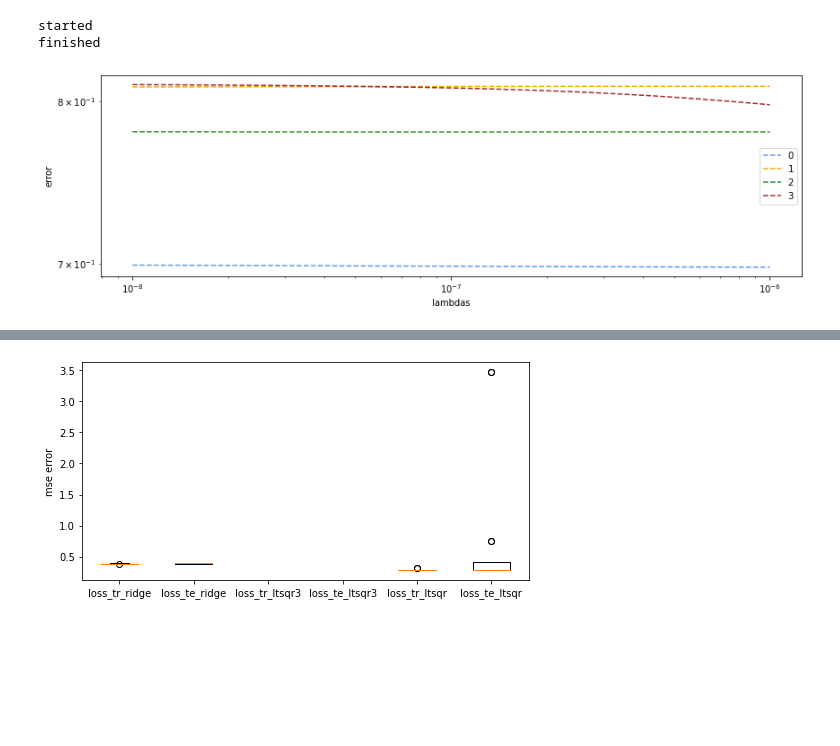
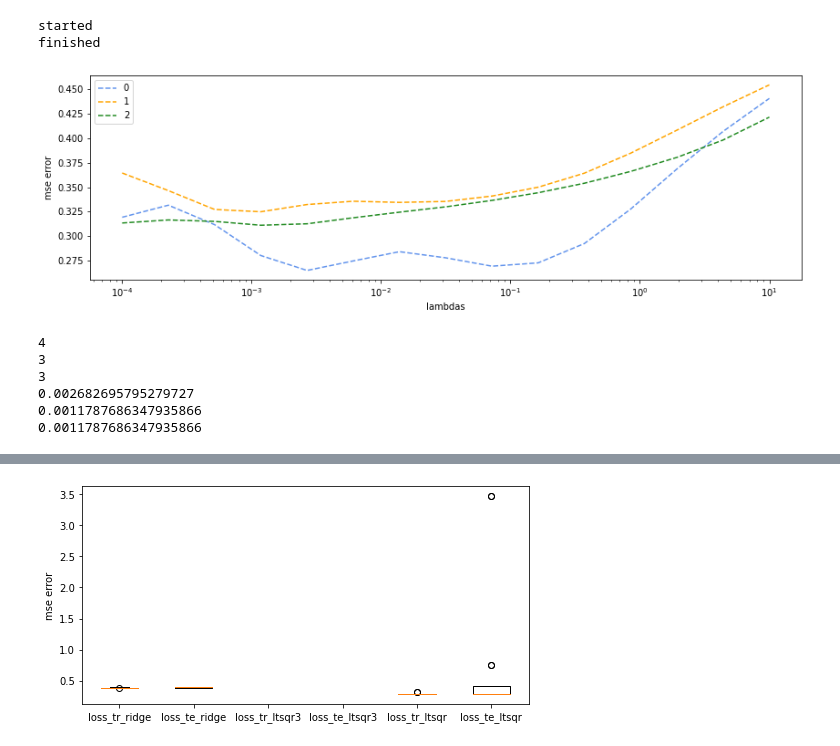
Before and after one commit to madtoinou/CS-433_HBozonClass, a Jupyter notebook: scripts/project1.ipynb, the cells around one changed output, grey strips where cells are left out. Cells and saved outputs as stored; diff of their text form; code cells hidden in the pictures; blank space fills up the shorter version.

```diff
--- a/scripts/project1.ipynb
+++ b/scripts/project1.ipynb
@@ -571,7 +664,7 @@ np.argmin(rmse_te_3_opt)
 
 seed = 12864126
 k_fold = 4
-gammas = np.logspace(-10,-7,6)
+gammas = np.logspace(-10,-3,6)
 steps=3000
 
 # split data in k fold
@@ -632,20 +725,29 @@ plt.yscale("log")
 plt.legend()
 plt.show()
 # %%
+from proj1_helpers import *
+DATA_TRAIN_PATH = '/home/toinou/course/ml/ml_proj1/data/train.csv'
+y, tX, ids = load_csv_data(DATA_TRAIN_PATH)
+
+tX.T[[22,-1]] = tX.T[[-1,22]]
+
+pred_0, pred_1, pred_2, dat_0_, dat_1_, dat_2_, inds_0, inds_1, inds_2 = preproc_3split(y,tX,[9,10,12])
+#pred_0, pred_1, pred_2, pred_3, dat_0_, dat_1_, dat_2_, dat_3_, inds_0, inds_1, inds_2, inds_3 = preproc_4split(y,tX,[9,10,9,11])
+
+
 seed = 383692
 #usually 8
 k_fold = 4
 
 #lambdas for ridge
-lambdas = np.logspace(-8,-6,50)
+lambdas = np.logspace(-4,1,15)
 #lambdas = [10**-40]
 
 # split data in k fold
 k_indices_0 = build_k_indices(pred_0, k_fold, seed)
 k_indices_1 = build_k_indices(pred_1, k_fold, seed)
 k_indices_2 = build_k_indices(pred_2, k_fold, seed)
-
-k_indices_3 = build_k_indices(pred_3, k_fold, seed)
+#k_indices_3 = build_k_indices(pred_3, k_fold, seed)
 
 
 rmse_tr_0 = []
@@ -676,11 +778,10 @@ for lambda_ in lambdas:
     rmse_tr_tmp_3 = []
     rmse_te_tmp_3 = []
     for k in range(k_fold):
-        # ,  &
         loss_tr_0, loss_te_0, w_0 = cross_validation_ridge(pred_0, dat_0_, k_indices_0, k, lambda_)
         loss_tr_1, loss_te_1, w_1 = cross_validation_ridge(pred_1, dat_1_, k_indices_1, k, lambda_)
         loss_tr_2, loss_te_2, w_2 = cross_validation_ridge(pred_2, dat_2_, k_indices_2, k, lambda_)
-        loss_tr_3, loss_te_3, w_3 = cross_validation_ridge(pred_3, dat_3_, k_indices_3, k, lambda_)
+        #loss_tr_3, loss_te_3, w_3 = cross_validation_ridge(pred_3, dat_3_, k_indices_3, k, lambda_)
 
         rmse_tr_tmp_0.append(loss_tr_0)
         rmse_te_tmp_0.append(loss_te_0)
@@ -688,12 +789,12 @@ for lambda_ in lambdas:
         rmse_te_tmp_1.append(loss_te_1)
         rmse_tr_tmp_2.append(loss_tr_2)
         rmse_te_tmp_2.append(loss_te_2)
-        rmse_tr_tmp_3.append(loss_tr_3)
-        rmse_te_tmp_3.append(loss_te_3)
+        #rmse_tr_tmp_3.append(loss_tr_3)
+        #rmse_te_tmp_3.append(loss_te_3)
     ws_0.append(w_0)
     ws_1.append(w_1)
     ws_2.append(w_2)
-    ws_3.append(w_3)
+    #ws_3.append(w_3)
 
 
     #combine the loss over the folds
@@ -703,8 +804,8 @@ for lambda_ in lambdas:
     rmse_te_1.append(np.mean(rmse_te_tmp_1))
     rmse_tr_2.append(np.mean(rmse_tr_tmp_2))
     rmse_te_2.append(np.mean(rmse_te_tmp_2))
-    rmse_tr_3.append(np.mean(rmse_tr_tmp_3))
-    rmse_te_3.append(np.mean(rmse_te_tmp_3))
+    #rmse_tr_3.append(np.mean(rmse_tr_tmp_3))
+    #rmse_te_3.append(np.mean(rmse_te_tmp_3))
 
 print("finished")
 # %% [output]
@@ -712,25 +813,40 @@ started
 finished
 # %%
 f = plt.figure(figsize=(14,14)) # change this if needed
-
 #degree 1
 ax1 = f.add_subplot(311)
 ax1.semilogx(lambdas, rmse_te_0, ls="--" , marker="",
              c="cornflowerblue", label="0")
 ax1.semilogx(lambdas, rmse_te_1, ls="--" , marker="",
              c="orange", label="1")
 ax1.semilogx(lambdas, rmse_te_2, ls="--" , marker="",
              c="forestgreen", label="2")
+"""
 ax1.semilogx(lambdas, rmse_te_3, ls="--" , marker="",
              c="brown", label="3")
-
+"""
 plt.xlabel("lambdas")
-plt.ylabel("error")
-plt.yscale("log")
+plt.ylabel("mse error")
 plt.legend()
 plt.show()
 # %% [output]
-[figure, old version]
+[figure, new version]
+# %%
+print(np.argmin(rmse_te_0))
+print(np.argmin(rmse_te_1))
+print(np.argmin(rmse_te_2))
+#print(np.argmax(rmse_te_3))
+print(lambdas[np.argmin(rmse_te_0)])
+print(lambdas[np.argmin(rmse_te_1)])
+print(lambdas[np.argmin(rmse_te_2)])
+#print(lambdas[np.argmax(rmse_te_3)])
+# %% [output]
+4
+3
+3
+0.002682695795279727
+0.0011787686347935866
+0.0011787686347935866
 # %%
 from proj1_helpers import *
 DATA_TRAIN_PATH = '/home/toinou/course/ml/ml_proj1/data/train.csv'
```
Also changed, not shown: parts of 23 cells of this notebook, 1 other file.
